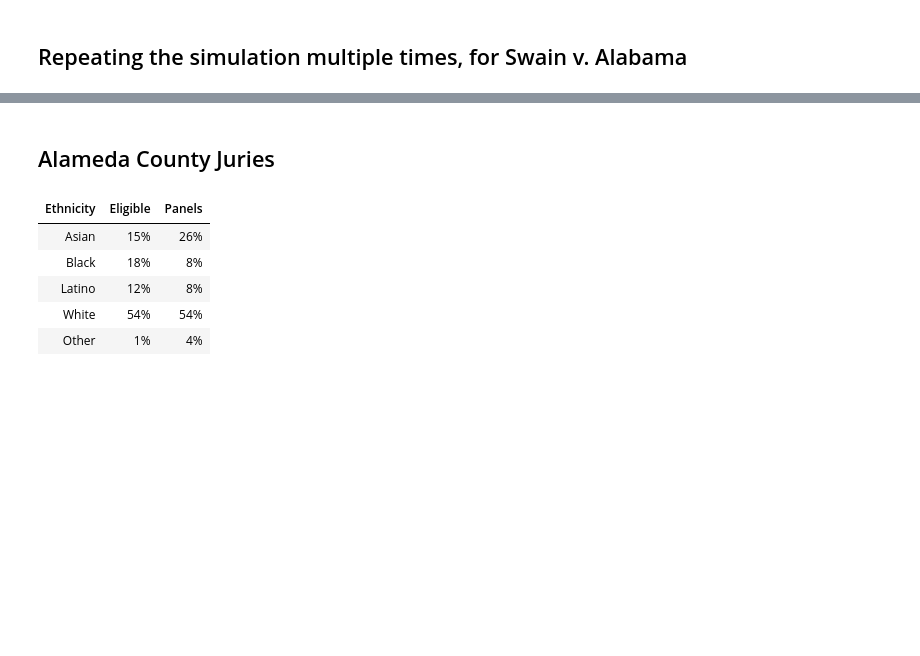
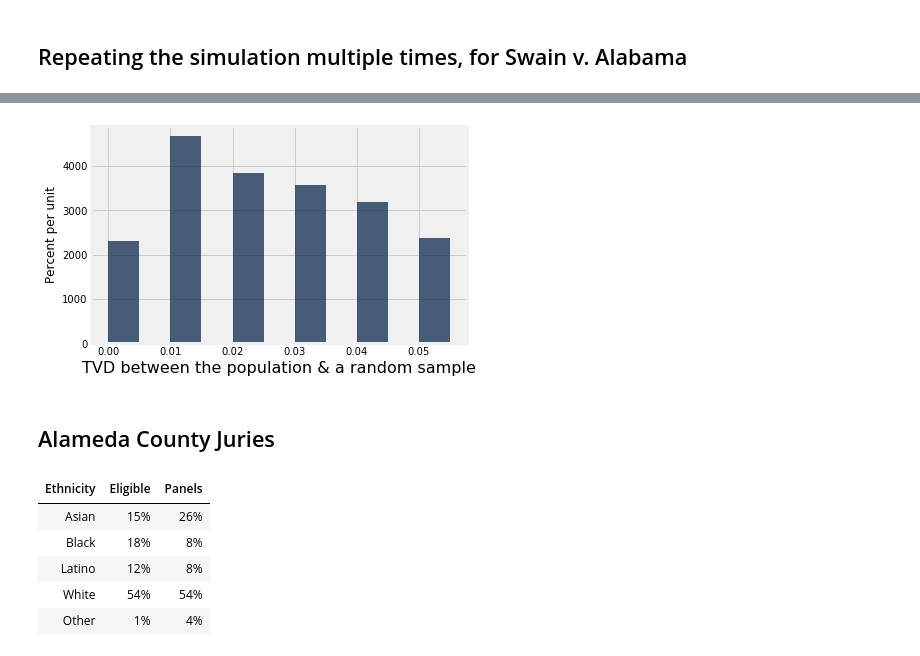
Before and after one commit to data-8/summer, a Jupyter notebook: su17/lecs/lec02.ipynb, the cells around one changed output, grey strips where cells are left out. Drawn from its saved outputs; the diff is of its cells as text; code cells hidden in the pictures; blank space fills up the shorter version.

```diff
--- a/su17/lecs/lec02.ipynb
+++ b/su17/lecs/lec02.ipynb
@@ -272,3 +272,7 @@ results.hist(bins=np.arange(0, 0.2, 0.01))
+# %%
+results.hist(bins=np.arange(0, 0.06, 0.005))
+# %% [output]
+[figure, added]
 # %% [markdown]
 ## Alameda County Juries
 # %%
```
Also changed, not shown: parts of 20 cells of this notebook.
